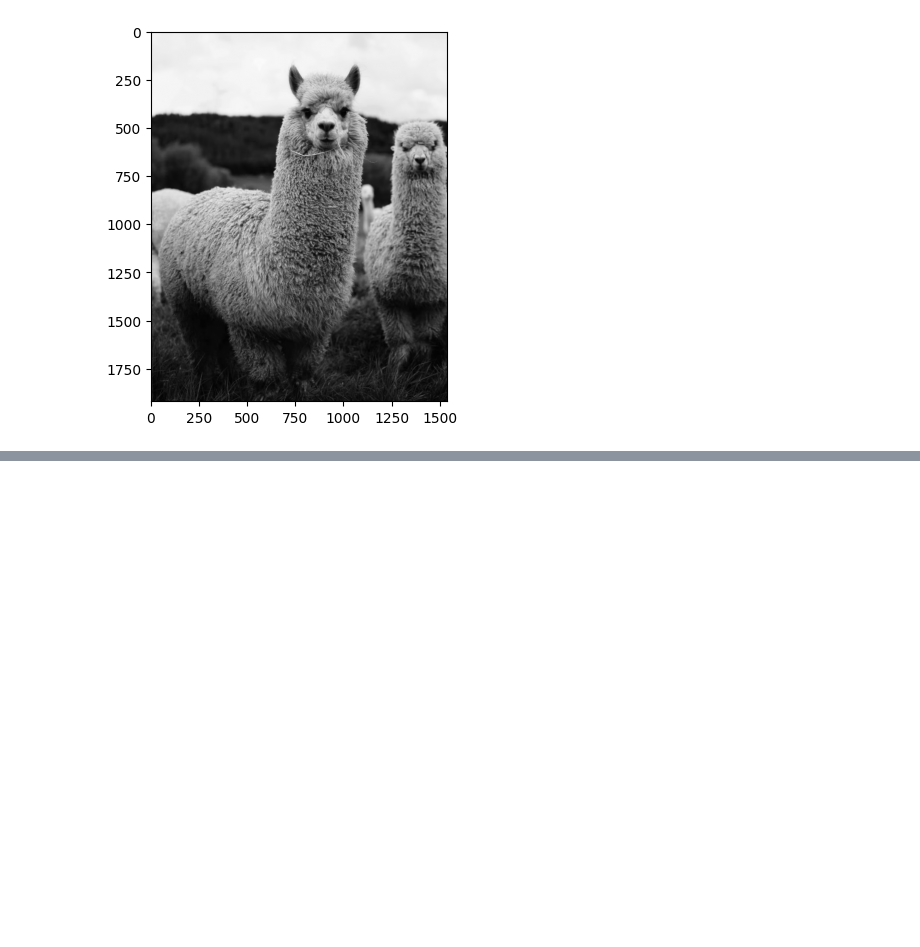
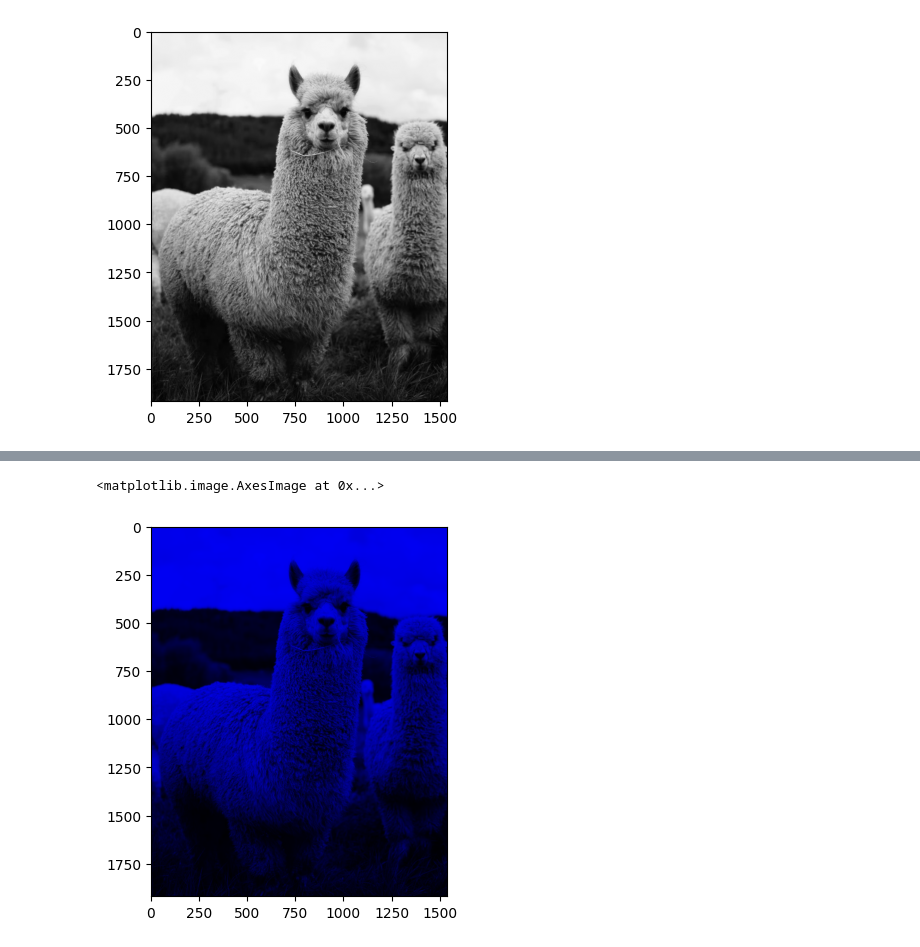
Before and after one commit to ezekielamitchell/ComputerVision, a Jupyter notebook: Lab/opencv/python/numpy_image_basics/assessment.ipynb, the cells around one changed output, grey strips where cells are left out. Drawn from its saved outputs; the diff is of its cells as text; code cells hidden in the pictures; blank space fills up the shorter version.

```diff
--- a/Lab/opencv/python/numpy_image_basics/assessment.ipynb
+++ b/Lab/opencv/python/numpy_image_basics/assessment.ipynb
@@ -38,0 +50,8 @@ NameError: name 'image_red' is not defined
+# %%
+image_blue = image_arr.copy()
+image_blue[:,:,1]=0
+image_blue[:,:,0]=0
+plt.imshow(image_blue)
+# %% [output]
+<matplotlib.image.AxesImage at 0x...>
+[figure, added]
```
Also changed, not shown: parts of 3 cells of this notebook, 8 other files.
